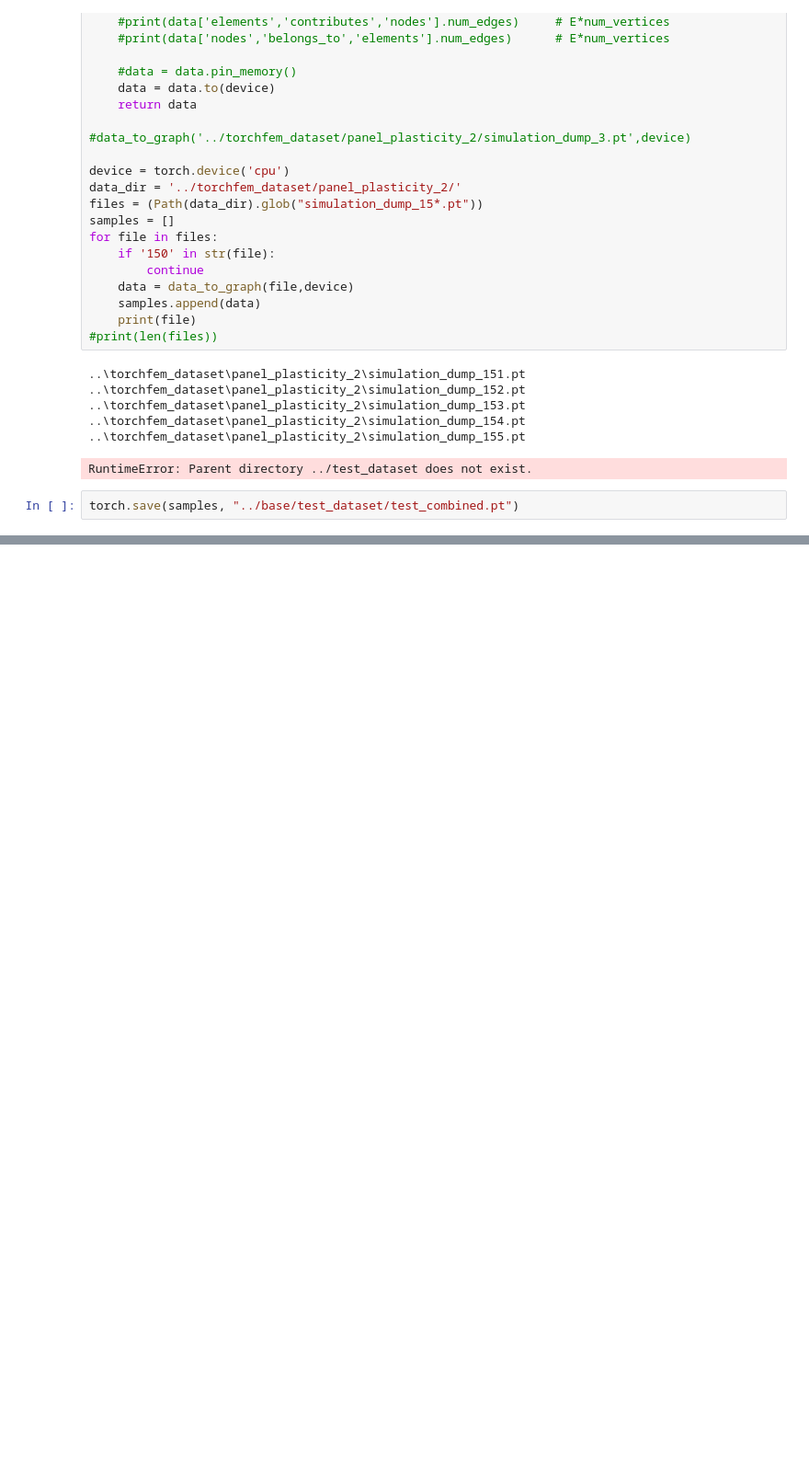
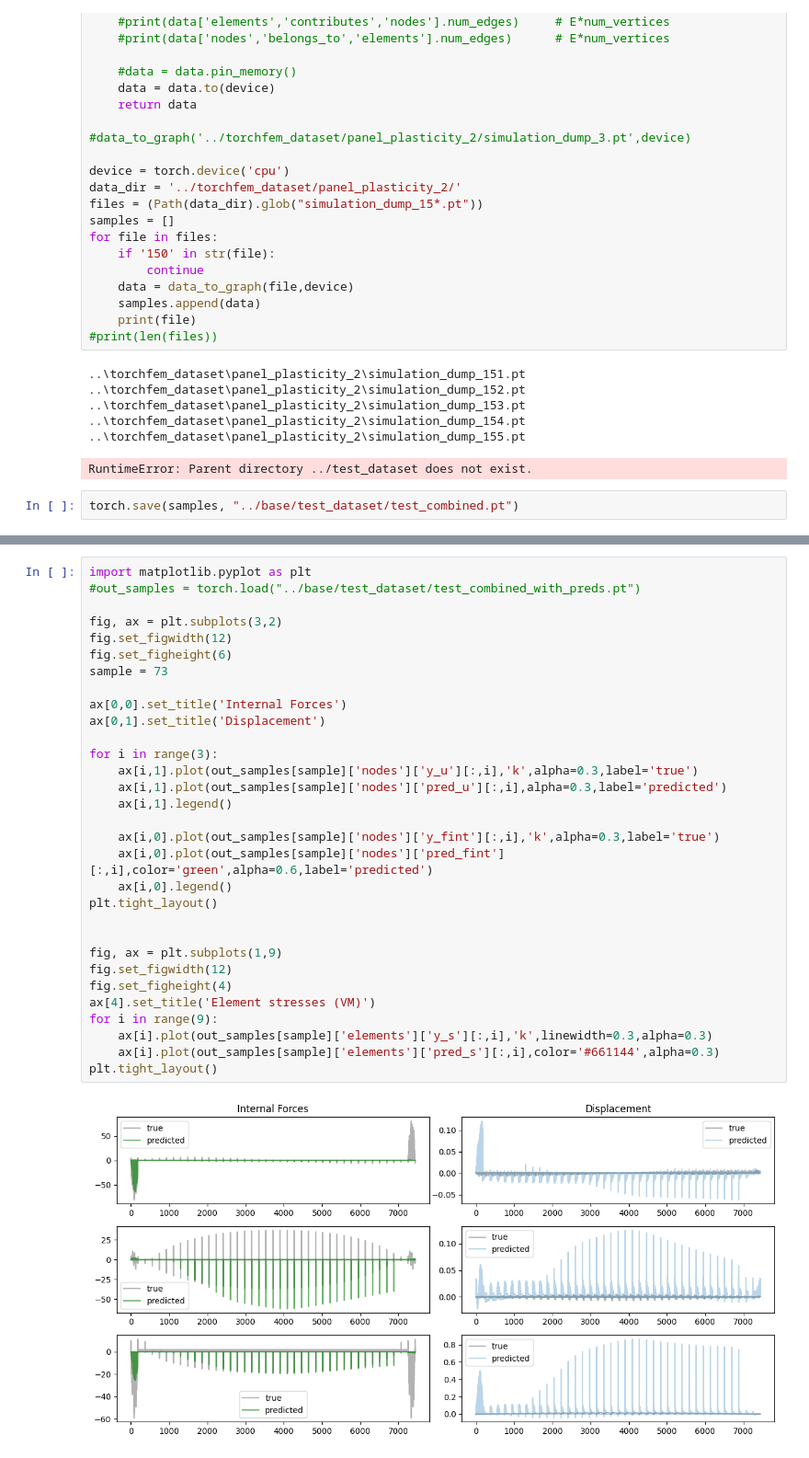
Before and after one commit to bartutuncay/mpnn_fem, a Jupyter notebook: hgt_train.ipynb, the cells around one changed output, grey strips where cells are left out. Shown at 92% size. Cells and saved outputs as stored; diff of their text form; blank space fills up the shorter version.

```diff
--- a/hgt_train.ipynb
+++ b/hgt_train.ipynb
@@ -858,0 +931,33 @@ RuntimeError: Expected all tensors to be on the same device, but found at least
+# %%
+import matplotlib.pyplot as plt
+#out_samples = torch.load("../base/test_dataset/test_combined_with_preds.pt")
+
+fig, ax = plt.subplots(3,2)
+fig.set_figwidth(12)
+fig.set_figheight(6)
+sample = 73
+
+ax[0,0].set_title('Internal Forces')
+ax[0,1].set_title('Displacement')
+
+for i in range(3):
+    ax[i,1].plot(out_samples[sample]['nodes']['y_u'][:,i],'k',alpha=0.3,label='true')
+    ax[i,1].plot(out_samples[sample]['nodes']['pred_u'][:,i],alpha=0.3,label='predicted')
+    ax[i,1].legend()
+
+    ax[i,0].plot(out_samples[sample]['nodes']['y_fint'][:,i],'k',alpha=0.3,label='true')
+    ax[i,0].plot(out_samples[sample]['nodes']['pred_fint'][:,i],color='green',alpha=0.6,label='predicted')
+    ax[i,0].legend()
+plt.tight_layout()
+
+
+fig, ax = plt.subplots(1,9)
+fig.set_figwidth(12)
+fig.set_figheight(4)
+ax[4].set_title('Element stresses (VM)')
+for i in range(9):
+    ax[i].plot(out_samples[sample]['elements']['y_s'][:,i],'k',linewidth=0.3,alpha=0.3)
+    ax[i].plot(out_samples[sample]['elements']['pred_s'][:,i],color='#661144',alpha=0.3)
+plt.tight_layout()
+# %% [output]
+[figure, added]
```
Also changed, not shown: parts of 3 cells of this notebook.
